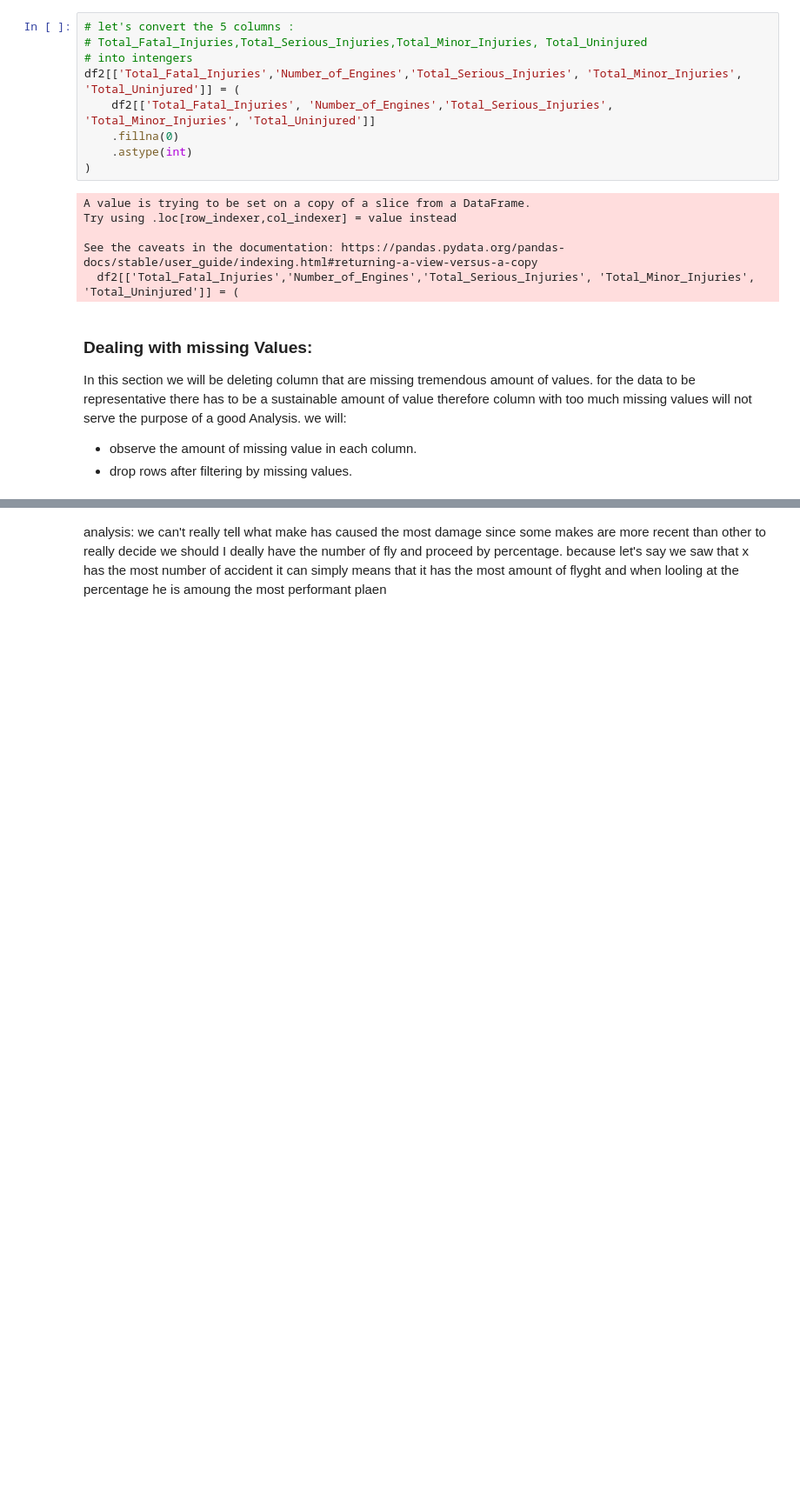
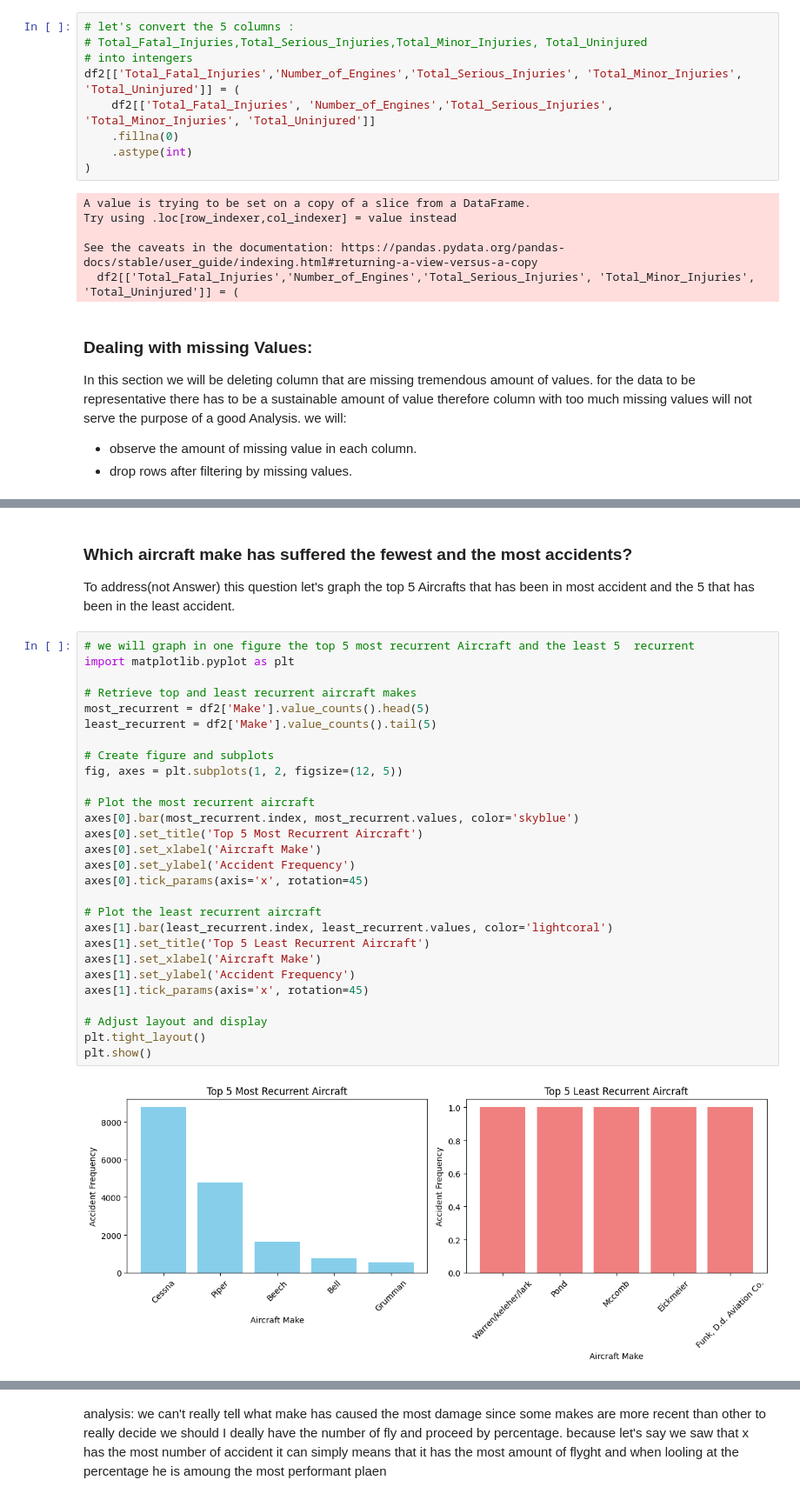
Before and after one commit to Haender-Michael/Haender_practice, a Jupyter notebook: Copie_de_Copie_de_Untitled1.ipynb, the cells around one changed output, grey strips where cells are left out. Shown: that part at 87% size. Saved outputs shown, nothing was run; the diff lists cells and outputs as text; blank space fills up the shorter version.

```diff
--- a/Copie_de_Copie_de_Untitled1.ipynb
+++ b/Copie_de_Copie_de_Untitled1.ipynb
@@ -362,0 +320,34 @@ np.int64(87951)
+# %% [markdown]
+### Which aircraft make has suffered the fewest and the most accidents?
+To address(not Answer) this question let's graph the top 5 Aircrafts that has been in most accident
+and the 5 that has been in the least accident.
+# %%
+# we will graph in one figure the top 5 most recurrent Aircraft and the least 5  recurrent
+import matplotlib.pyplot as plt
+
+# Retrieve top and least recurrent aircraft makes
+most_recurrent = df2['Make'].value_counts().head(5)
+least_recurrent = df2['Make'].value_counts().tail(5)
+
+# Create figure and subplots
+fig, axes = plt.subplots(1, 2, figsize=(12, 5))
+
+# Plot the most recurrent aircraft
+axes[0].bar(most_recurrent.index, most_recurrent.values, color='skyblue')
+axes[0].set_title('Top 5 Most Recurrent Aircraft')
+axes[0].set_xlabel('Aircraft Make')
+axes[0].set_ylabel('Accident Frequency')
+axes[0].tick_params(axis='x', rotation=45)
+
+# Plot the least recurrent aircraft
+axes[1].bar(least_recurrent.index, least_recurrent.values, color='lightcoral')
+axes[1].set_title('Top 5 Least Recurrent Aircraft')
+axes[1].set_xlabel('Aircraft Make')
+axes[1].set_ylabel('Accident Frequency')
+axes[1].tick_params(axis='x', rotation=45)
+
+# Adjust layout and display
+plt.tight_layout()
+plt.show()
+# %% [output]
+[figure, added]
```
Also changed, not shown: parts of 35 cells of this notebook.
